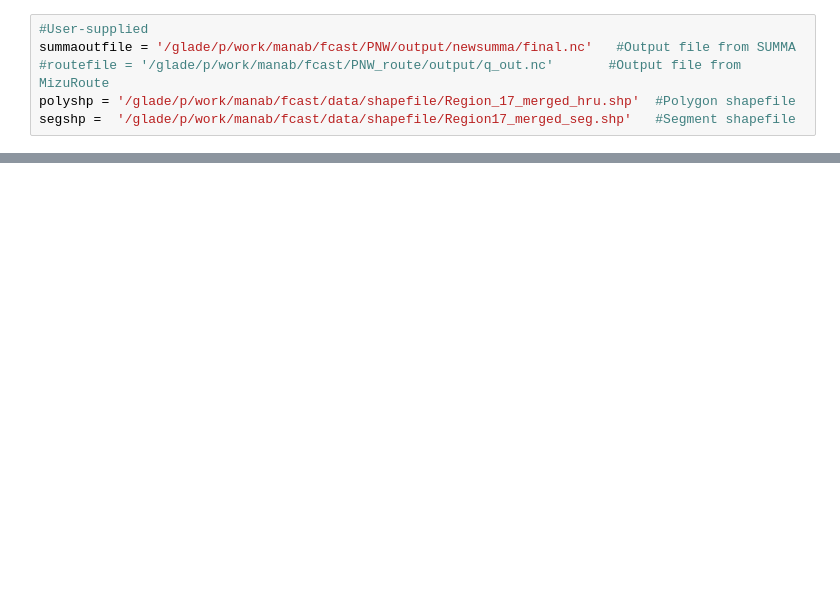
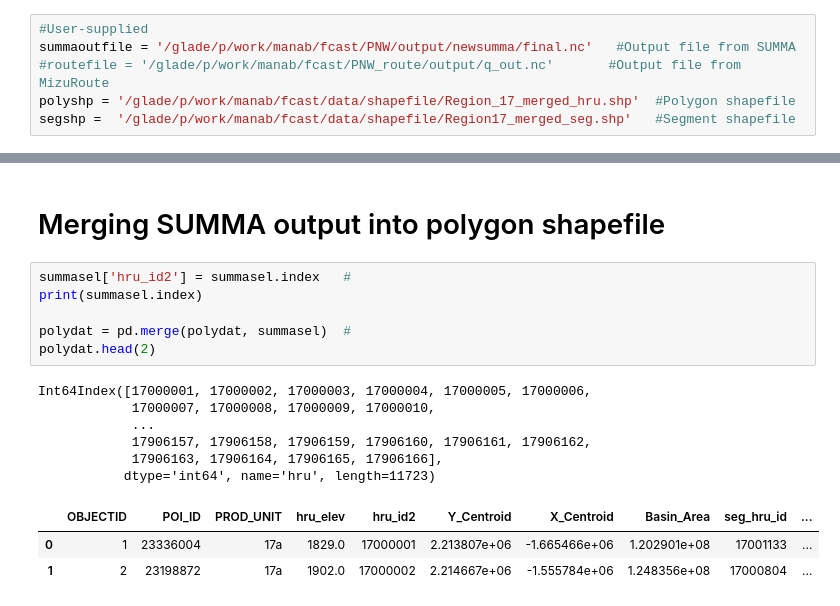
Before and after one commit to hydrofcst/luit, a Jupyter notebook: spatialplot_toycase.ipynb, the cells around one changed output, grey strips where cells are left out. Saved outputs shown, nothing was run; the diff lists cells and outputs as text; blank space fills up the shorter version.

```diff
--- a/spatialplot_toycase.ipynb
+++ b/spatialplot_toycase.ipynb
@@ -106,0 +65,18 @@ ax.add_image(request, 10)
+# %% [markdown]
+# Merging SUMMA output into polygon shapefile
+# %%
+summasel['hru_id2'] = summasel.index   #
+print(summasel.index)
+
+polydat = pd.merge(polydat, summasel)  #
+polydat.head(2)
+# %% [output]
+Int64Index([17000001, 17000002, 17000003, 17000004, 17000005, 17000006,
+            17000007, 17000008, 17000009, 17000010,
+            ...
+            17906157, 17906158, 17906159, 17906160, 17906161, 17906162,
+            17906163, 17906164, 17906165, 17906166],
+           dtype='int64', name='hru', length=11723)
+|  | OBJECTID | POI_ID | PROD_UNIT | hru_elev | hru_id2 | Y_Centroid | X_Centroid | Basin_Area | seg_hru_id | ... |
+| 0 | 1 | 23336004 | 17a | 1829.0 | 17000001 | 2.213807e+06 | -1.665466e+06 | 1.202901e+08 | 17001133 | ... |
+| 1 | 2 | 23198872 | 17a | 1902.0 | 17000002 | 2.214667e+06 | -1.555784e+06 | 1.248356e+08 | 17000804 | ... |
```
Also changed, not shown: parts of 15 cells of this notebook.
